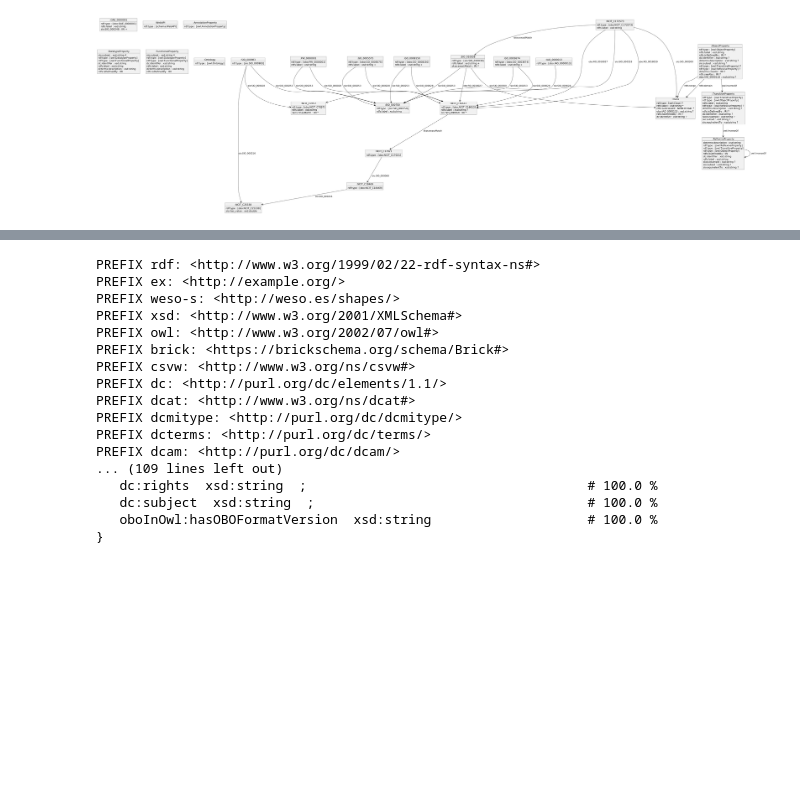
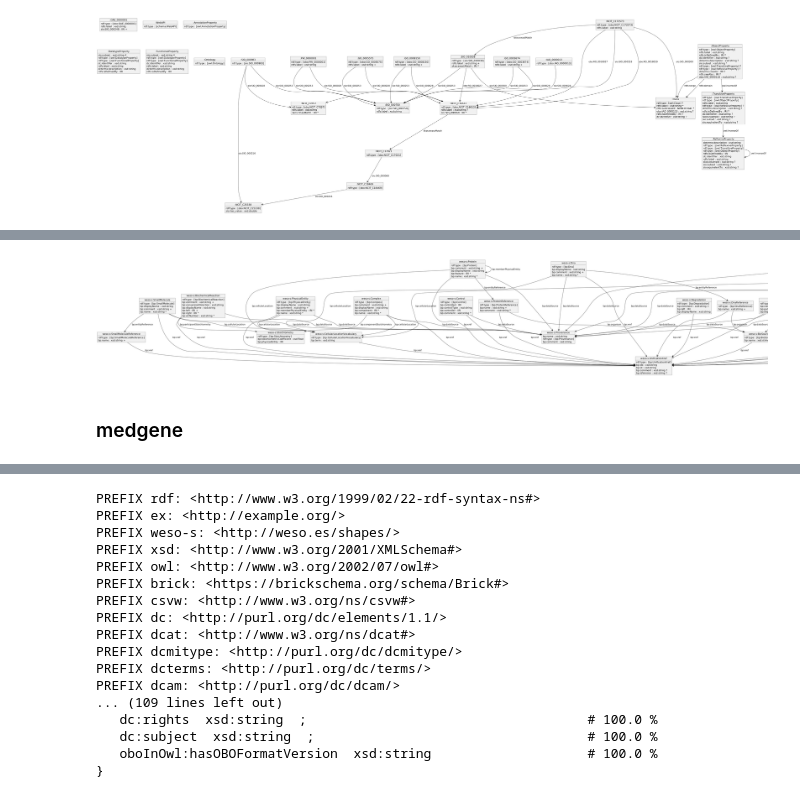
Before and after one commit to BioDataFuse/elixir_biohackathon_2024, a Jupyter notebook: docs/shexer.ipynb, the cells around one changed output, grey strips where cells are left out. Cells and saved outputs as stored; diff of their text form; code cells hidden in the pictures; blank space fills up the shorter version.

```diff
--- a/docs/shexer.ipynb
+++ b/docs/shexer.ipynb
@@ -87,0 +136,7 @@ HPO
+# %%
+from IPython.display import Image
+Image(filename='rdf_png_files/reactome.png')
+# %% [output]
+[figure, added]
+# %% [markdown]
+### medgene
```
Also changed, not shown: parts of 22 cells of this notebook, 1 other file.
